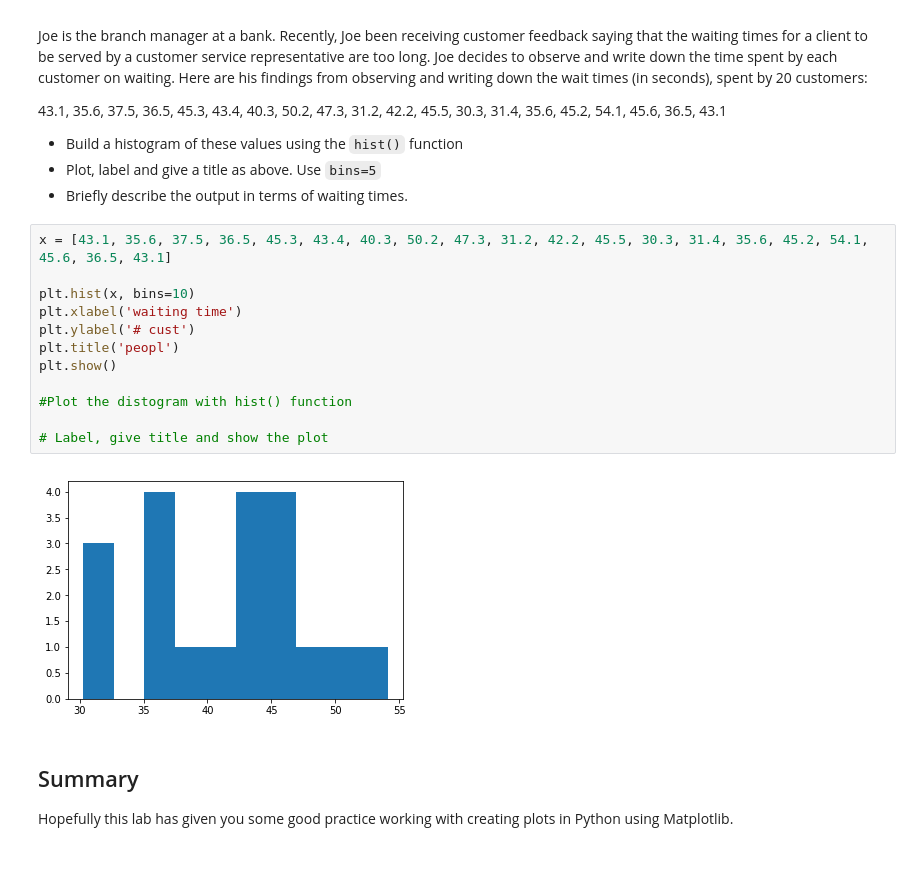
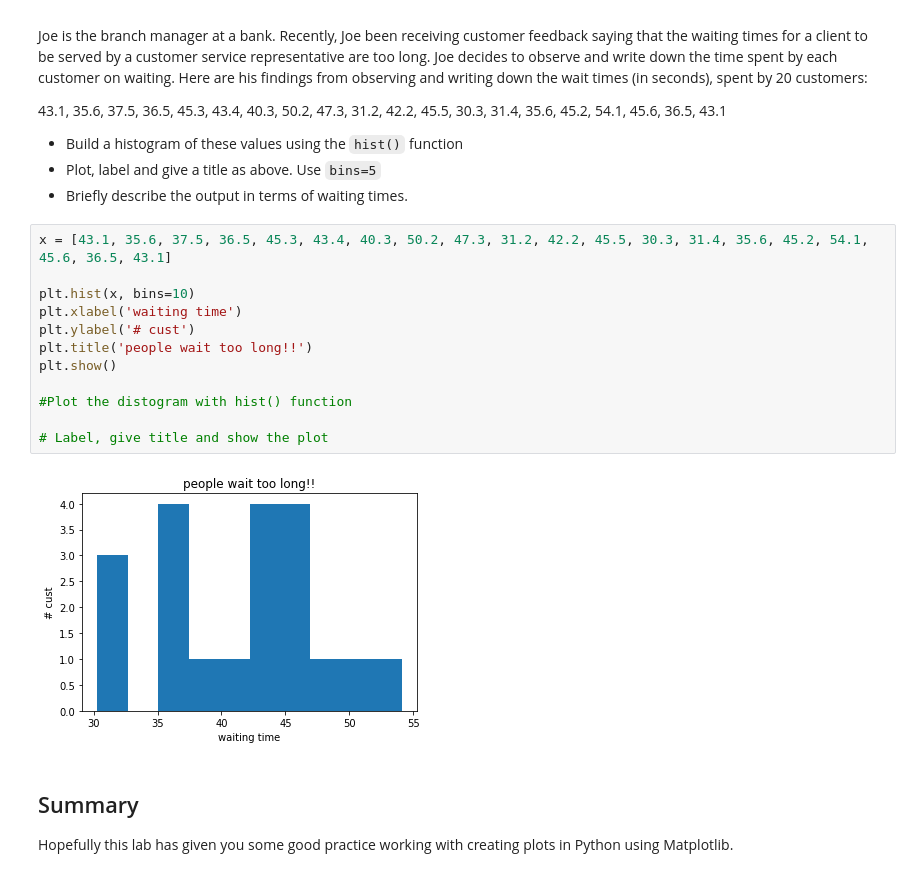
Before and after one commit to ravaxis/dsc-data-viz-lab-nyc-ds-082619, a Jupyter notebook: index.ipynb, the cells around one changed output. Cells and saved outputs as stored; diff of their text form.

```diff
--- a/index.ipynb
+++ b/index.ipynb
@@ -102,17 +102,17 @@ Joe is the branch manager at a bank. Recently, Joe been receiving customer feedb
 # %%
 x = [43.1, 35.6, 37.5, 36.5, 45.3, 43.4, 40.3, 50.2, 47.3, 31.2, 42.2, 45.5, 30.3, 31.4, 35.6, 45.2, 54.1, 45.6, 36.5, 43.1]
 
 plt.hist(x, bins=10)
 plt.xlabel('waiting time')
 plt.ylabel('# cust')
-plt.title('peopl')
+plt.title('people wait too long!!')
 plt.show()
 
 #Plot the distogram with hist() function
 
 # Label, give title and show the plot
 # %% [output]
-[figure, old version]
+[figure, new version]
 # %% [markdown]
 ## Summary
 
```
